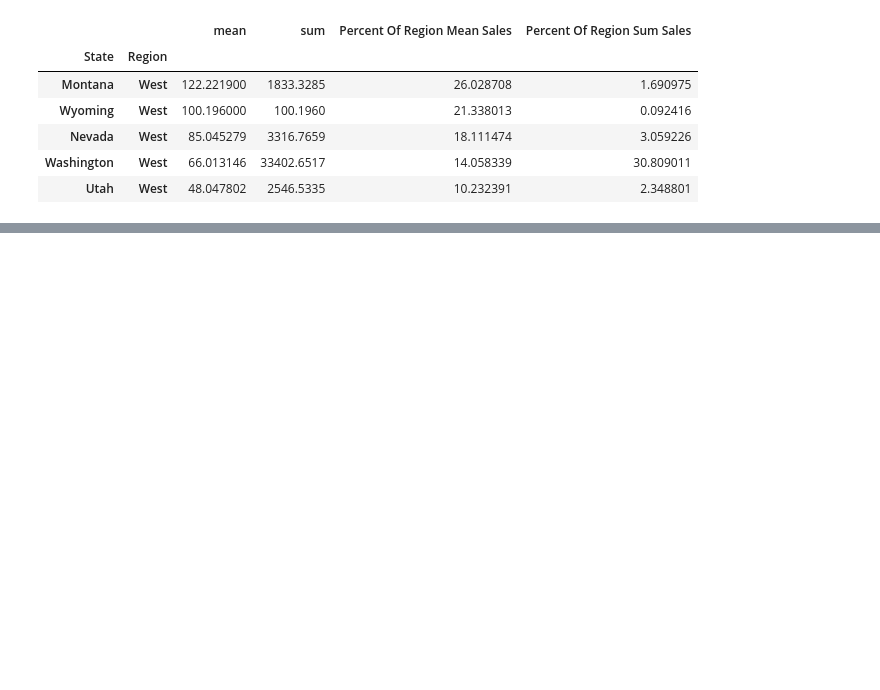
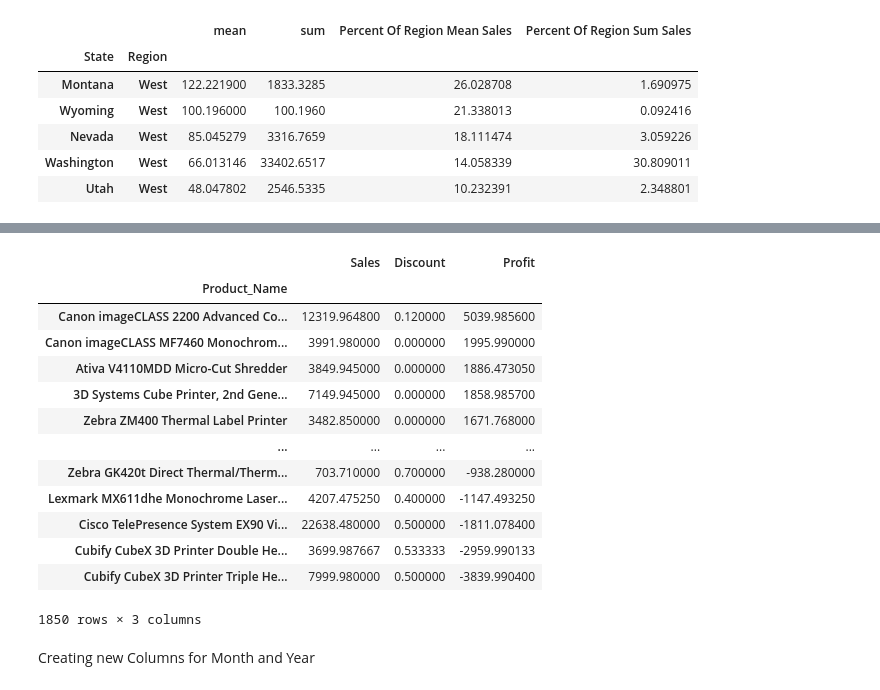
Before and after one commit to goatgirl86/ACT_Superstores, a Jupyter notebook: Superstore.ipynb, the cells around one changed output, grey strips where cells are left out. Saved outputs shown, nothing was run; the diff lists cells and outputs as text; code cells hidden in the pictures; blank space fills up the shorter version.

```diff
--- a/Superstore.ipynb
+++ b/Superstore.ipynb
@@ -241,0 +311,20 @@ state_mean2.head(5)
+# %%
+product_id=df.groupby("Product_Name")['Sales', 'Discount', "Profit"].mean().sort_values('Profit', ascending=False)
+product_id
+# %% [output]
+|  | Sales | Discount | Profit |
+| Product_Name |  |  |  |
+| Canon imageCLASS 2200 Advanced Co... | 12319.964800 | 0.120000 | 5039.985600 |
+| Canon imageCLASS MF7460 Monochrom... | 3991.980000 | 0.000000 | 1995.990000 |
+| Ativa V4110MDD Micro-Cut Shredder | 3849.945000 | 0.000000 | 1886.473050 |
+| 3D Systems Cube Printer, 2nd Gene... | 7149.945000 | 0.000000 | 1858.985700 |
+| Zebra ZM400 Thermal Label Printer | 3482.850000 | 0.000000 | 1671.768000 |
+| ... | ... | ... | ... |
+| Zebra GK420t Direct Thermal/Therm... | 703.710000 | 0.700000 | -938.280000 |
+| Lexmark MX611dhe Monochrome Laser... | 4207.475250 | 0.400000 | -1147.493250 |
+| Cisco TelePresence System EX90 Vi... | 22638.480000 | 0.500000 | -1811.078400 |
+| Cubify CubeX 3D Printer Double He... | 3699.987667 | 0.533333 | -2959.990133 |
+| Cubify CubeX 3D Printer Triple He... | 7999.980000 | 0.500000 | -3839.990400 |
+1850 rows × 3 columns
+# %% [markdown]
+Creating new Columns for Month and Year
```
Also changed, not shown: parts of 27 cells of this notebook.
